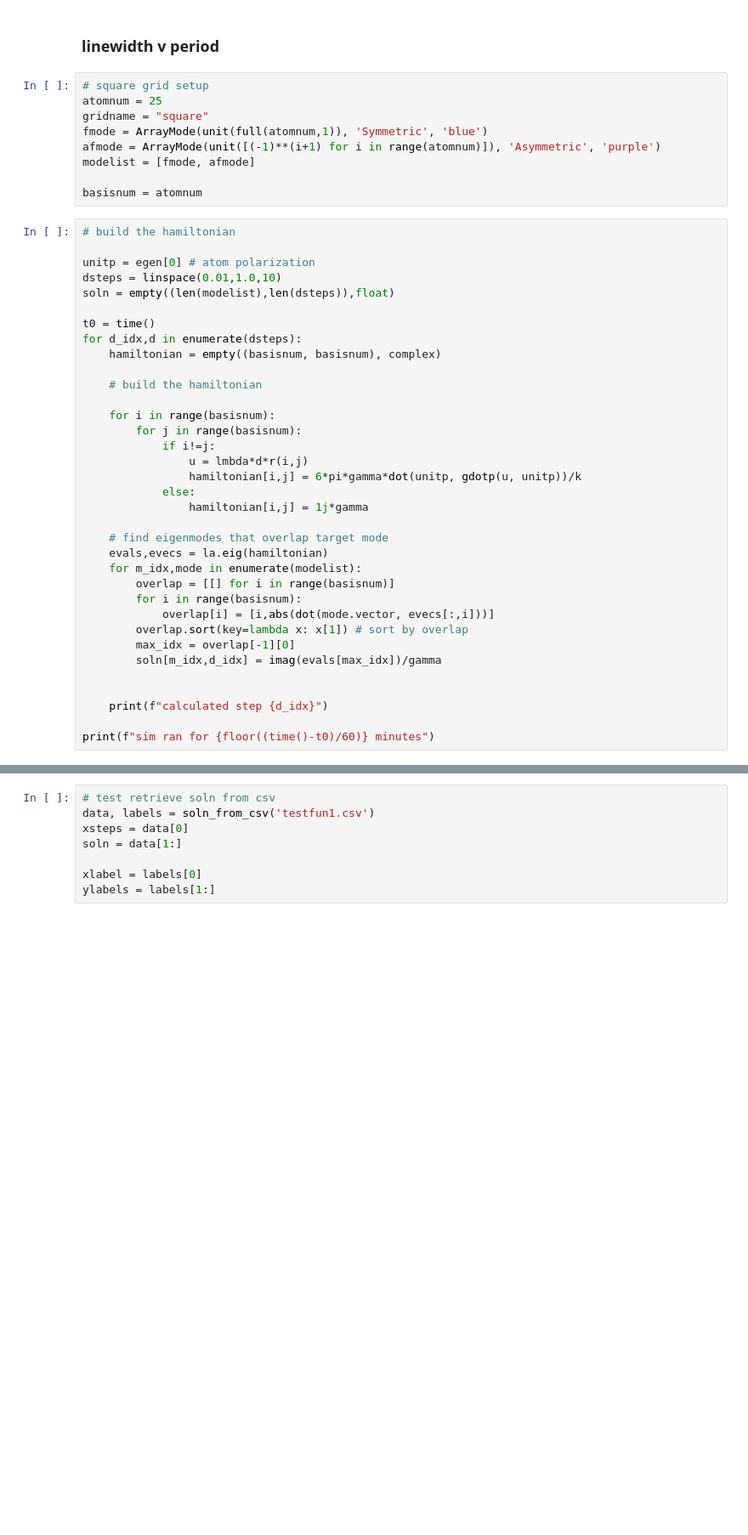
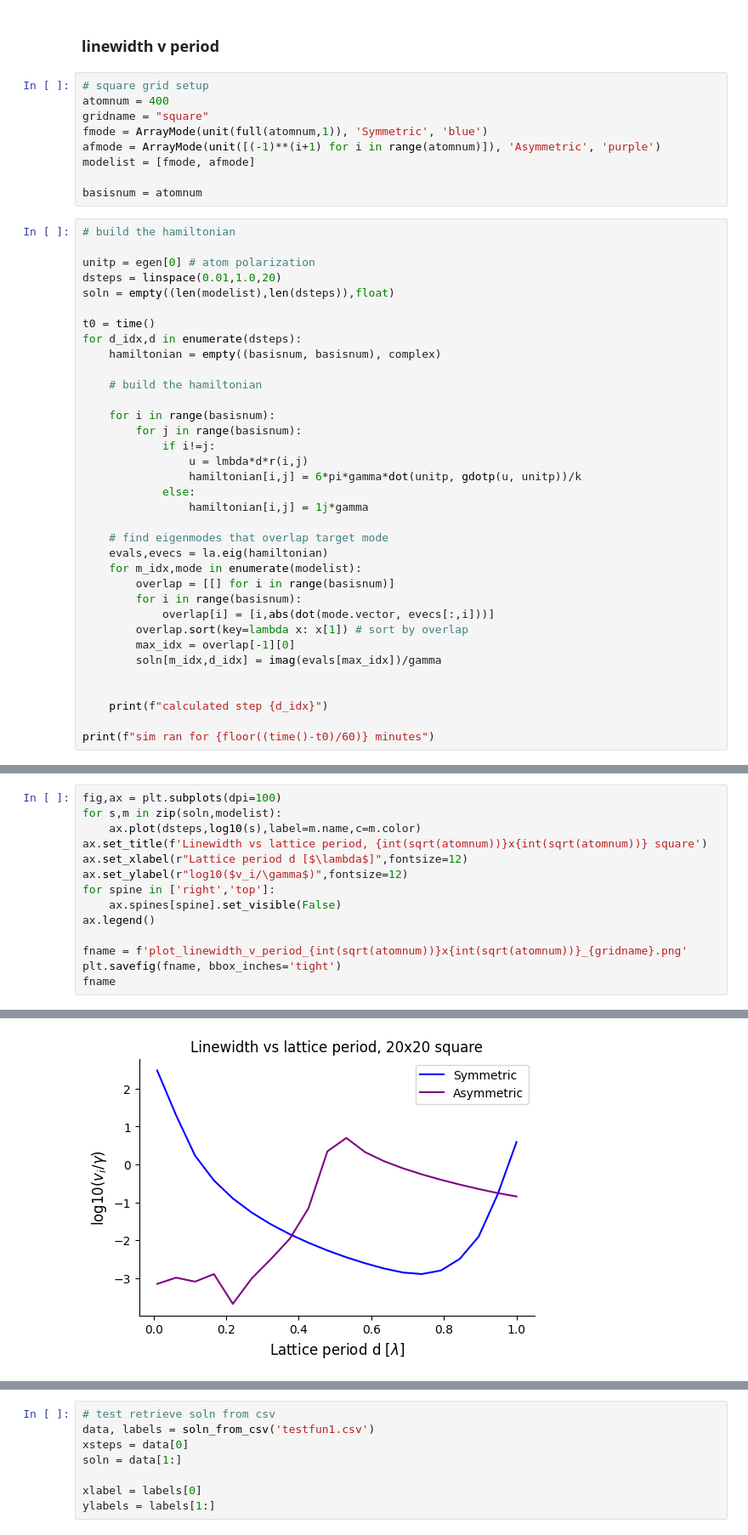
Before and after one commit to prhuft/ordered-atom-arrays, a Jupyter notebook: collective_radiance_tests.ipynb, the cells around one changed output, grey strips where cells are left out. Shown at 85% size. Saved outputs shown, nothing was run; the diff lists cells and outputs as text; blank space fills up the shorter version.

Commit message:
even number linewidth v period plots and solns

```diff
--- a/collective_radiance_tests.ipynb
+++ b/collective_radiance_tests.ipynb
@@ -115,7 +115,7 @@ class ArrayMode:
 ### linewidth v period
 # %%
 # square grid setup
-atomnum = 25
+atomnum = 400
 gridname = "square"
 fmode = ArrayMode(unit(full(atomnum,1)), 'Symmetric', 'blue')
 afmode = ArrayMode(unit([(-1)**(i+1) for i in range(atomnum)]), 'Asymmetric', 'purple')
@@ -126,7 +126,7 @@ basisnum = atomnum
 # build the hamiltonian
 
 unitp = egen[0] # atom polarization
-dsteps = linspace(0.01,1.0,10)
+dsteps = linspace(0.01,1.0,20)
 soln = empty((len(modelist),len(dsteps)),float)
 
 t0 = time()
@@ -179,0 +178,15 @@ ax.legend()
+# %%
+fig,ax = plt.subplots(dpi=100)
+for s,m in zip(soln,modelist):
+    ax.plot(dsteps,log10(s),label=m.name,c=m.color)
+ax.set_title(f'Linewidth vs lattice period, {int(sqrt(atomnum))}x{int(sqrt(atomnum))} square')
+ax.set_xlabel(r"Lattice period d [$\lambda$]",fontsize=12)
+ax.set_ylabel(r"log10($v_i/\gamma$)",fontsize=12)
+for spine in ['right','top']:
+    ax.spines[spine].set_visible(False)
+ax.legend()
+
+fname = f'plot_linewidth_v_period_{int(sqrt(atomnum))}x{int(sqrt(atomnum))}_{gridname}.png'
+plt.savefig(fname, bbox_inches='tight')
+fname
+# %% [output]
@@ -180,3 +194,4 @@ ax.legend()
+[figure, added]
 # %%
 # test write soln to csv
 data = [dsteps] + [s for s in soln]
```
Also changed, not shown: parts of 4 cells of this notebook, 6 other files.
